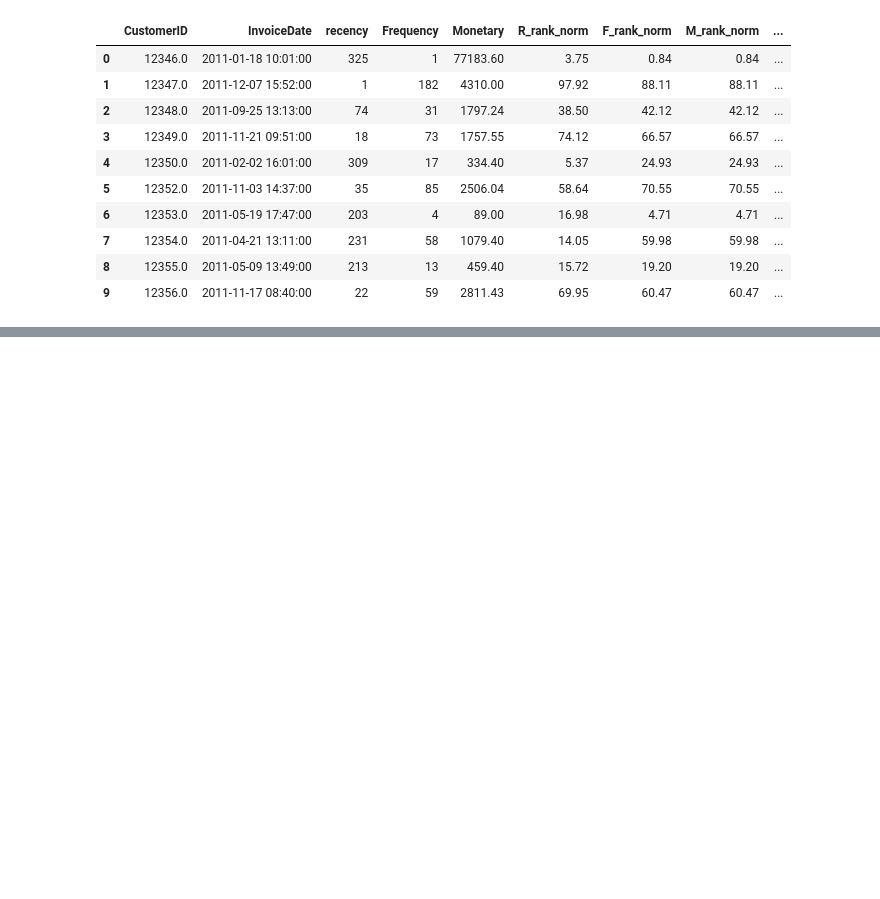
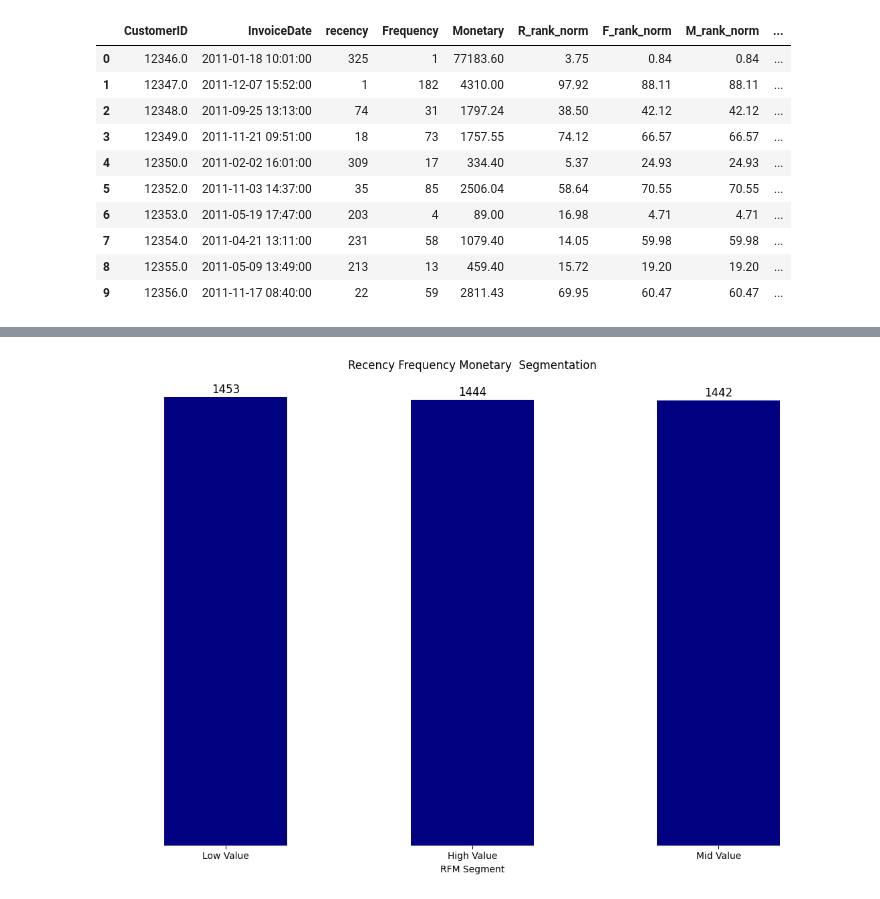
Before and after one commit to Murega14/customer_segmentation, a Jupyter notebook: index.ipynb, the cells around one changed output, grey strips where cells are left out. Drawn from its saved outputs; the diff is of its cells as text; code cells hidden in the pictures; blank space fills up the shorter version.

Commit message:
did recency frequency and monetary analysis

```diff
--- a/index.ipynb
+++ b/index.ipynb
@@ -368,0 +398,32 @@ rfm.to_csv('rfm.csv')
+# %%
+#visualizing rfm segment distribution
+#setting the figure size
+plt.figure(figsize=(12,8))
+
+#plotting the data
+ax = rfm['RFM_Segment'].value_counts().plot(kind='bar', color='navy')
+
+#customizing the plot
+ax.spines['top'].set_visible(False)
+ax.spines['right'].set_visible(False)
+ax.spines['left'].set_visible(False)
+ax.spines['bottom'].set_visible(False)
+
+
+plt.xlabel('RFM Segment')
+plt.xticks(rotation=0)
+plt.ylabel('Customer Count')
+plt.title('Recency Frequency Monetary  Segmentation')
+plt.tight_layout()
+#annotating the plot
+for bar in ax.patches:
+    ax.annotate(format(bar.get_height(), '.0f'),
+                (bar.get_x() + bar.get_width() / 2,
+                 bar.get_height()), ha='center', va='center',
+                size=12, xytext=(0, 8),
+                textcoords='offset points')
+
+plt.gca().get_yaxis().set_visible(False)
+plt.show()
+# %% [output]
+[figure, added]
```
Also changed, not shown: parts of 4 cells of this notebook.
